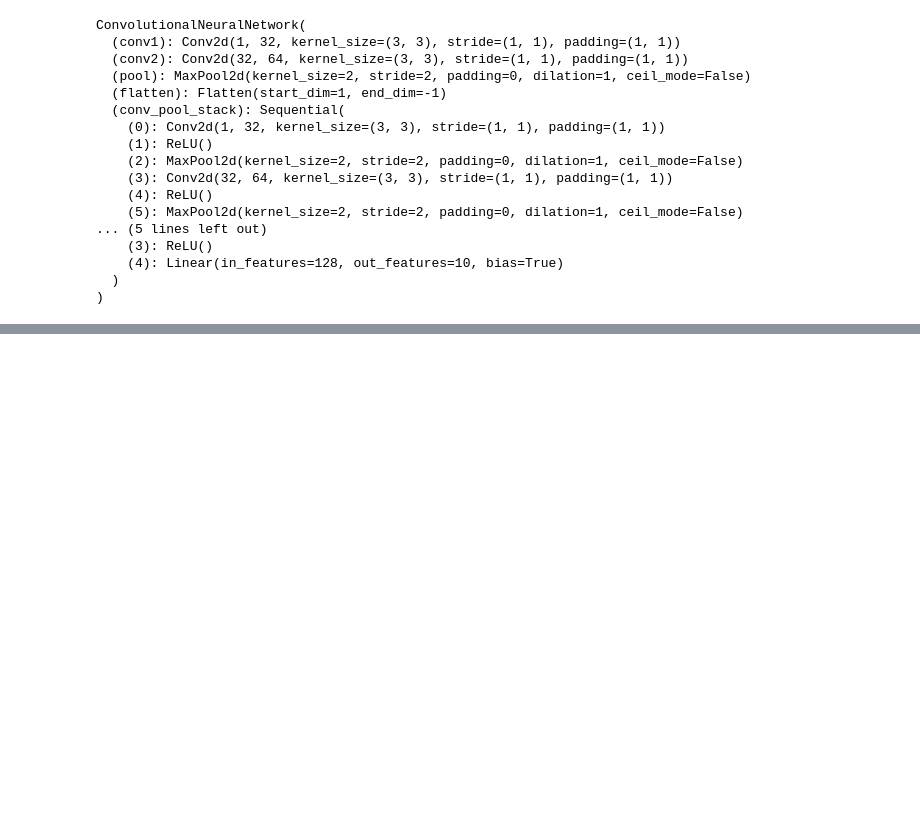
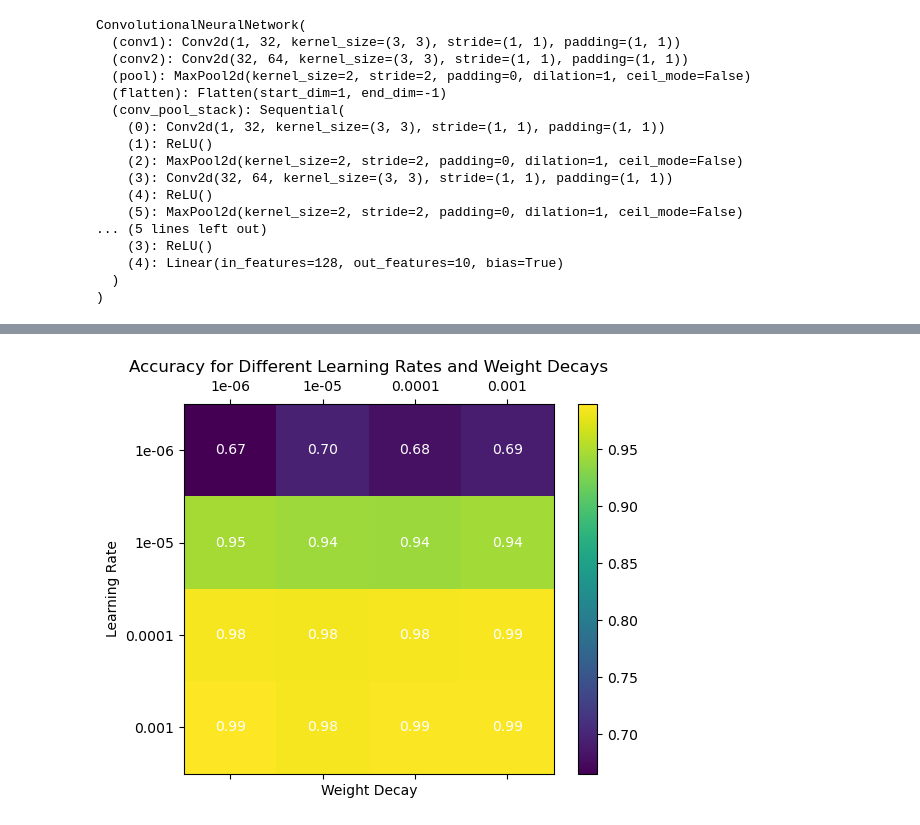
Before and after one commit to greenClothesZelda/pytorch_study, a Jupyter notebook: handwriting.ipynb, the cells around one changed output, grey strips where cells are left out. Cells and saved outputs as stored; diff of their text form; code cells hidden in the pictures; blank space fills up the shorter version.

Commit message:
visualization

```diff
--- a/handwriting.ipynb
+++ b/handwriting.ipynb
@@ -133,6 +133,7 @@ optimizer = torch.optim.SGD(model.parameters(), lr=lr)
 def train_loop(dataloader, model, loss_fn, optimizer):
     size = len(dataloader.dataset)
     model.train()
+    ls = 0
     for batch, (X, y) in enumerate(dataloader):
         X, y = X.to(device), y.to(device)
         pred = model(X)
@@ -141,10 +142,11 @@ def train_loop(dataloader, model, loss_fn, optimizer):
         loss.backward()
         optimizer.step()
         optimizer.zero_grad()
-
+        ls = loss.item()
         if batch % 100 == 0:
             loss, current = loss.item(), batch *batch_size+len(X)
             print(f"loss: {loss:>7f}  [{current:>5d}/{size:>5d}]")
+    return ls
 
 def test_loop(dataloader, model, loss_fn):
     model.eval()
@@ -162,6 +164,7 @@ def test_loop(dataloader, model, loss_fn):
     test_loss /= num_batches
     correct /= size
     print(f"Test Error: \n Accuracy: {(100*correct):>0.1f}%, Avg loss: {test_loss:>8f} \n")
+    return correct
 # %%
 for t in range(epochs):
     print(f"Epoch {t+1}\n-------------------------------")
@@ -222,7 +225,7 @@ model = ConvolutionalNeuralNetwork().to(device)
 print(model)
 lr = 1e-3
 batch_size = 64
-epochs = 13
+epochs = 5
 loss_fn = nn.CrossEntropyLoss()
 optimizer = torch.optim.SGD(model.parameters(), lr=lr)
 # %% [output]
@@ -245,7 +248,7 @@ ConvolutionalNeuralNetwork(
 )
 # %%
 loss_fn = nn.CrossEntropyLoss()
-optimizer = torch.optim.SGD(model.parameters(), lr=lr)
+optimizer = torch.optim.Adam(model.parameters(), lr=lr)
 # %%
 for t in range(epochs):
     print(f"Epoch {t+1}\n-------------------------------")
@@ -272,0 +313,4 @@ Done!
+# %%
+for lr in lr_arr:
+    for weight_decay in weight_decays:
+        print(f"Learning Rate: {lr}, Weight Decay: {weight_decay}, Accuracy: {test_map[(lr, weight_decay)]}")
@@ -272,0 +336,35 @@ Done!
+# %%
+accuracy_matrix = np.zeros((len(lr_arr), len(weight_decays)))
+
+for i, lr in enumerate(lr_arr):
+    for j, weight_decay in enumerate(weight_decays):
+        accuracy_matrix[i, j] = test_map.get((lr, weight_decay), 0)
+
+# 시각화
+fig, ax = plt.subplots()
+cax = ax.matshow(accuracy_matrix, cmap='viridis')
+
+# 학습률과 가중치 감쇠 레이블 설정
+ax.set_xticks(np.arange(len(weight_decays)))
+ax.set_yticks(np.arange(len(lr_arr)))
+ax.set_xticklabels(weight_decays)
+ax.set_yticklabels(lr_arr)
+
+# 축 레이블 설정
+plt.xlabel('Weight Decay')
+plt.ylabel('Learning Rate')
+
+# 컬러바 추가
+plt.colorbar(cax)
+
+# 그래프 제목 설정
+plt.title('Accuracy for Different Learning Rates and Weight Decays')
+
+# 값 표시
+for i in range(len(lr_arr)):
+    for j in range(len(weight_decays)):
+        ax.text(j, i, f'{accuracy_matrix[i, j]:.2f}', ha='center', va='center', color='white')
+
+plt.show()
+# %% [output]
+[figure, added]
```
Also changed, not shown: parts of 4 cells of this notebook.
